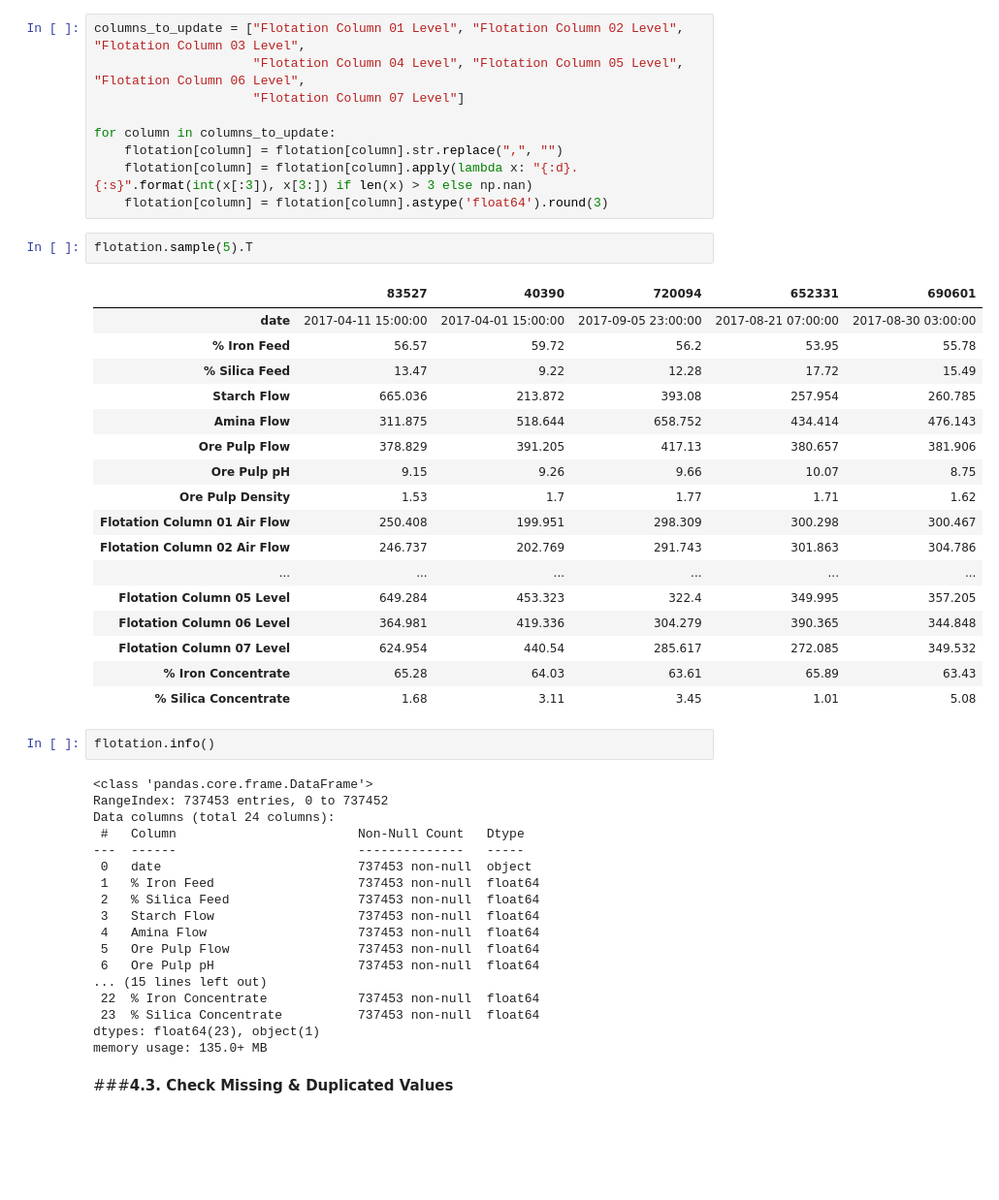
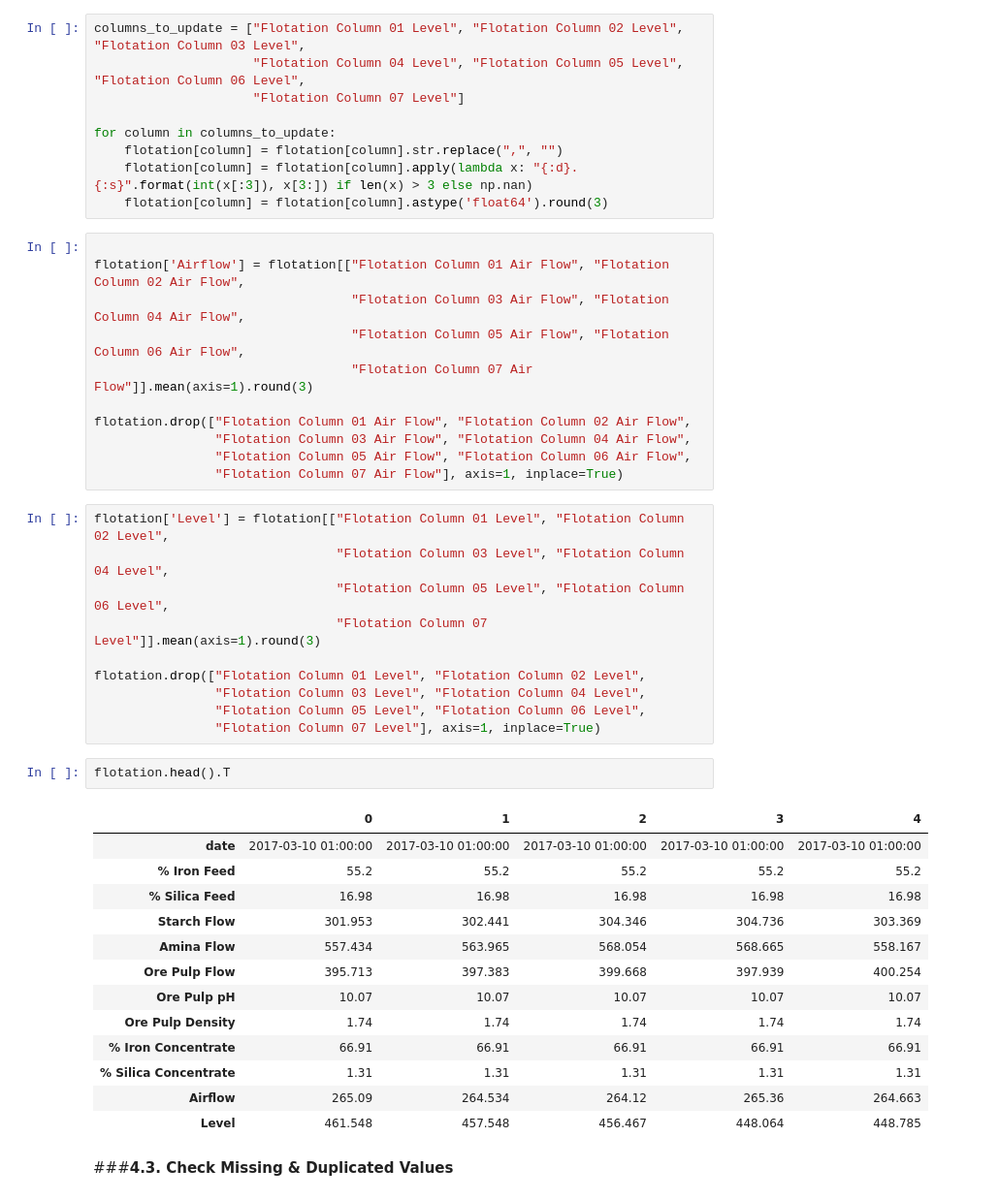
Before and after one commit to ArifAygun/Iron-Ore-Froth-Flotation-Quality-Prediction, a Jupyter notebook: AA_Graduate_Project_1.ipynb, the cells around one changed output. Shown at 97% size. Drawn from its saved outputs; the diff is of its cells as text; blank space fills up the shorter version.

```diff
--- a/AA_Graduate_Project_1.ipynb
+++ b/AA_Graduate_Project_1.ipynb
@@ -162,46 +166,43 @@ for column in columns_to_update:
     flotation[column] = flotation[column].str.replace(",", "")
     flotation[column] = flotation[column].apply(lambda x: "{:d}.{:s}".format(int(x[:3]), x[3:]) if len(x) > 3 else np.nan)
     flotation[column] = flotation[column].astype('float64').round(3)
+# %%
+
+flotation['Airflow'] = flotation[["Flotation Column 01 Air Flow", "Flotation Column 02 Air Flow",
+                                  "Flotation Column 03 Air Flow", "Flotation Column 04 Air Flow",
+                                  "Flotation Column 05 Air Flow", "Flotation Column 06 Air Flow",
+                                  "Flotation Column 07 Air Flow"]].mean(axis=1).round(3)
+
+flotation.drop(["Flotation Column 01 Air Flow", "Flotation Column 02 Air Flow",
+                "Flotation Column 03 Air Flow", "Flotation Column 04 Air Flow",
+                "Flotation Column 05 Air Flow", "Flotation Column 06 Air Flow",
+                "Flotation Column 07 Air Flow"], axis=1, inplace=True)
+# %%
+flotation['Level'] = flotation[["Flotation Column 01 Level", "Flotation Column 02 Level",
+                                "Flotation Column 03 Level", "Flotation Column 04 Level",
+                                "Flotation Column 05 Level", "Flotation Column 06 Level",
+                                "Flotation Column 07 Level"]].mean(axis=1).round(3)
+
+flotation.drop(["Flotation Column 01 Level", "Flotation Column 02 Level",
+                "Flotation Column 03 Level", "Flotation Column 04 Level",
+                "Flotation Column 05 Level", "Flotation Column 06 Level",
+                "Flotation Column 07 Level"], axis=1, inplace=True)
 # %%
-flotation.sample(5).T
+flotation.head().T
 # %% [output]
-|  | 83527 | 40390 | 720094 | 652331 | 690601 |
-| date | 2017-04-11 15:00:00 | 2017-04-01 15:00:00 | 2017-09-05 23:00:00 | 2017-08-21 07:00:00 | 2017-08-30 03:00:00 |
-| % Iron Feed | 56.57 | 59.72 | 56.2 | 53.95 | 55.78 |
-| % Silica Feed | 13.47 | 9.22 | 12.28 | 17.72 | 15.49 |
-| Starch Flow | 665.036 | 213.872 | 393.08 | 257.954 | 260.785 |
-| Amina Flow | 311.875 | 518.644 | 658.752 | 434.414 | 476.143 |
-| Ore Pulp Flow | 378.829 | 391.205 | 417.13 | 380.657 | 381.906 |
-| Ore Pulp pH | 9.15 | 9.26 | 9.66 | 10.07 | 8.75 |
-| Ore Pulp Density | 1.53 | 1.7 | 1.77 | 1.71 | 1.62 |
-| Flotation Column 01 Air Flow | 250.408 | 199.951 | 298.309 | 300.298 | 300.467 |
-| Flotation Column 02 Air Flow | 246.737 | 202.769 | 291.743 | 301.863 | 304.786 |
-| ... | ... | ... | ... | ... | ... |
-| Flotation Column 05 Level | 649.284 | 453.323 | 322.4 | 349.995 | 357.205 |
-| Flotation Column 06 Level | 364.981 | 419.336 | 304.279 | 390.365 | 344.848 |
-| Flotation Column 07 Level | 624.954 | 440.54 | 285.617 | 272.085 | 349.532 |
-| % Iron Concentrate | 65.28 | 64.03 | 63.61 | 65.89 | 63.43 |
-| % Silica Concentrate | 1.68 | 3.11 | 3.45 | 1.01 | 5.08 |
+|  | 0 | 1 | 2 | 3 | 4 |
+| date | 2017-03-10 01:00:00 | 2017-03-10 01:00:00 | 2017-03-10 01:00:00 | 2017-03-10 01:00:00 | 2017-03-10 01:00:00 |
+| % Iron Feed | 55.2 | 55.2 | 55.2 | 55.2 | 55.2 |
+| % Silica Feed | 16.98 | 16.98 | 16.98 | 16.98 | 16.98 |
+| Starch Flow | 301.953 | 302.441 | 304.346 | 304.736 | 303.369 |
+| Amina Flow | 557.434 | 563.965 | 568.054 | 568.665 | 558.167 |
+| Ore Pulp Flow | 395.713 | 397.383 | 399.668 | 397.939 | 400.254 |
+| Ore Pulp pH | 10.07 | 10.07 | 10.07 | 10.07 | 10.07 |
+| Ore Pulp Density | 1.74 | 1.74 | 1.74 | 1.74 | 1.74 |
+| % Iron Concentrate | 66.91 | 66.91 | 66.91 | 66.91 | 66.91 |
+| % Silica Concentrate | 1.31 | 1.31 | 1.31 | 1.31 | 1.31 |
+| Airflow | 265.09 | 264.534 | 264.12 | 265.36 | 264.663 |
+| Level | 461.548 | 457.548 | 456.467 | 448.064 | 448.785 |
-# %%
-flotation.info()
-# %% [output]
-<class 'pandas.core.frame.DataFrame'>
-RangeIndex: 737453 entries, 0 to 737452
-Data columns (total 24 columns):
- #   Column                        Non-Null Count   Dtype
----  ------                        --------------   -----
- 0   date                          737453 non-null  object
- 1   % Iron Feed                   737453 non-null  float64
- 2   % Silica Feed                 737453 non-null  float64
- 3   Starch Flow                   737453 non-null  float64
- 4   Amina Flow                    737453 non-null  float64
- 5   Ore Pulp Flow                 737453 non-null  float64
- 6   Ore Pulp pH                   737453 non-null  float64
-... (15 lines left out)
- 22  % Iron Concentrate            737453 non-null  float64
- 23  % Silica Concentrate          737453 non-null  float64
-dtypes: float64(23), object(1)
-memory usage: 135.0+ MB
 # %% [markdown]
 ###**4.3. Check Missing & Duplicated Values**
 # %%
```
Also changed, not shown: parts of 43 cells of this notebook.
